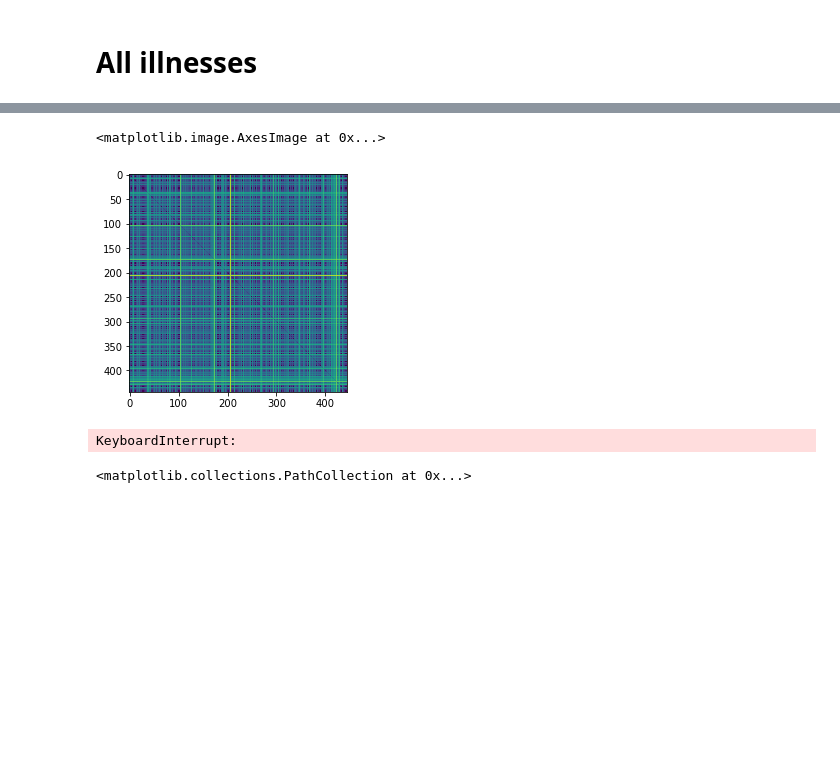
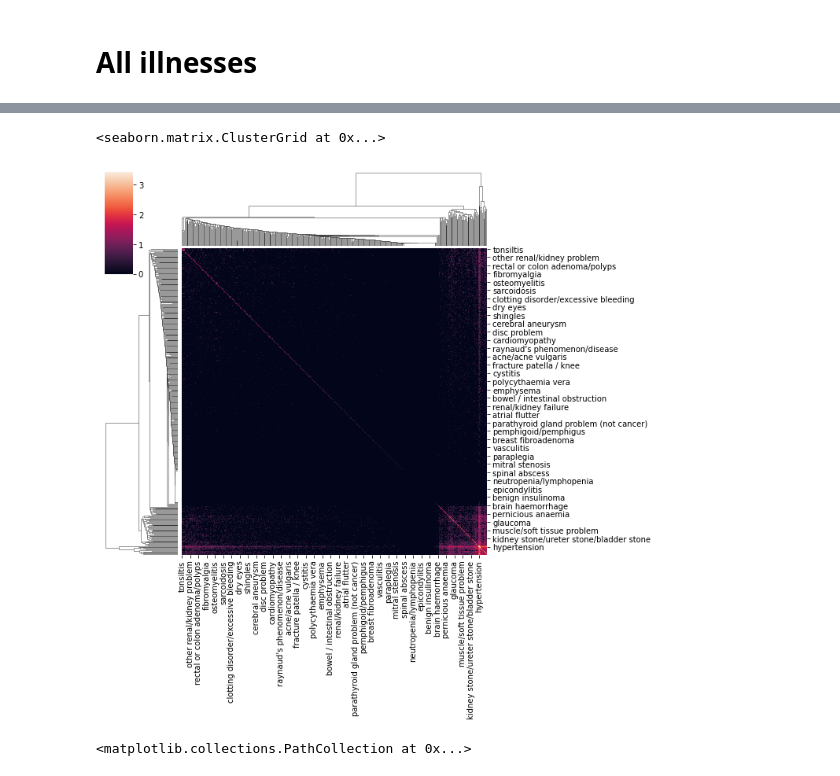
Before and after one commit to cole-khamnei/HLA_genotyping_associations, a Jupyter notebook: notebooks/comorbid_graph.ipynb, the cells around one changed output, grey strips where cells are left out. Drawn from its saved outputs; the diff is of its cells as text; code cells hidden in the pictures; blank space fills up the shorter version.

```diff
--- a/notebooks/comorbid_graph.ipynb
+++ b/notebooks/comorbid_graph.ipynb
@@ -67,4 +67,4 @@ illness_graph = np.zeros((len(all_illnesses), len(all_illnesses)))
 for i, illness in enumerate(all_illnesses):
     illness_values = illness_data[illness].values
     for j, associated_illness in enumerate(all_illnesses):
-        illness_graph[i, j] = np.sum(illness_values | illness_data[associated_illness].values)
+        illness_graph[i, j] = np.sum(illness_values & illness_data[associated_illness].values)
@@ -70,0 +79,4 @@ for i, illness in enumerate(all_illnesses):
+# %%
+df = pd.DataFrame(illness_graph, columns=all_illnesses)
+df.index = all_illnesses
+df
@@ -71,8 +97,8 @@ for i, illness in enumerate(all_illnesses):
 # %%
-plt.imshow(np.log10(illness_graph + 1))
+sns.clustermap(np.log10(df + 1))
 # %% [output]
-<matplotlib.image.AxesImage at 0x...>
+<seaborn.matrix.ClusterGrid at 0x...>
-[figure, old version]
+[figure, new version]
 # %%
 import networkx as nx
 import pyvis.network as net
@@ -81,7 +107,5 @@ g = net.Network(notebook=True)
 # %%
 nxg = nx.from_numpy_matrix(illness_graph)
 # %%
-net = Network(notebook=True)
-net.from_nx(nxg)
+G = net.Network(notebook=True)
+G.from_nx(nxg)
-# %% [output]
-KeyboardInterrupt:
```
Also changed, not shown: parts of 9 cells of this notebook, 11 other files.
